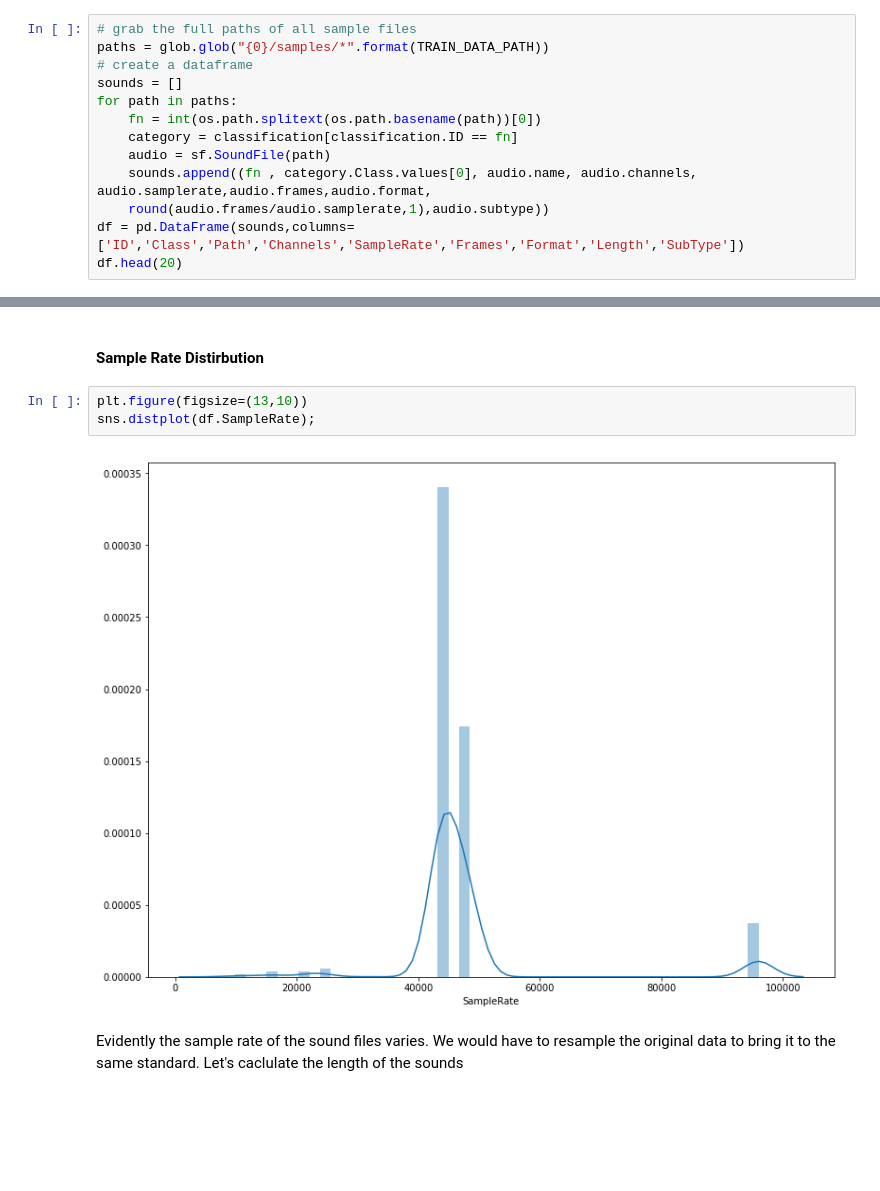
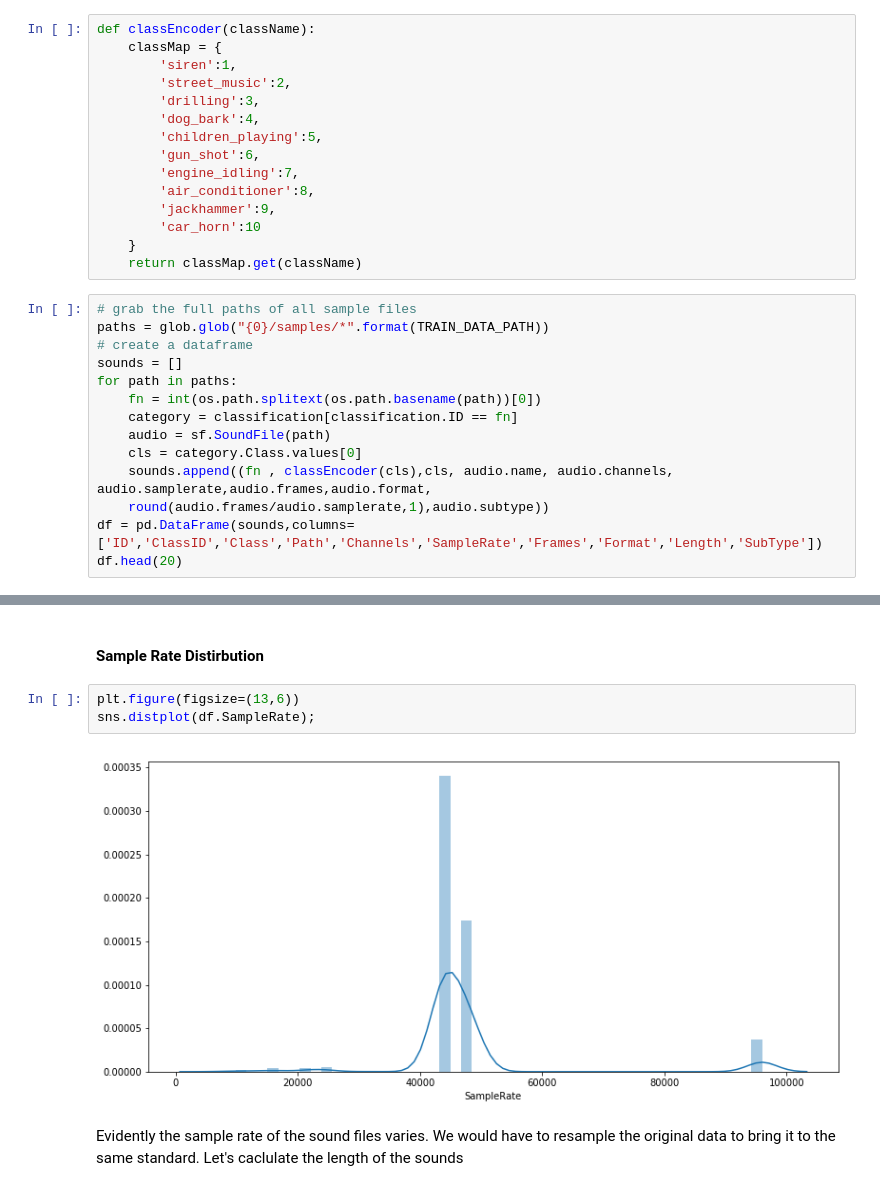
Before and after one commit to v2msLabs/ML1020-Course-Project, a Jupyter notebook: src/main.ipynb, the cells around one changed output, grey strips where cells are left out. Drawn from its saved outputs; the diff is of its cells as text; blank space fills up the shorter version.

```diff
--- a/src/main.ipynb
+++ b/src/main.ipynb
@@ -113,6 +113,21 @@ Let's leave the data intact. If during the training we realize that the scarsly
 ### Basic Data Stats
 
 Let's explore the sound smaples in depth. Knowning the sample duration ,sample, rate, number of channels, ec. will help us to understnad what the data normalization and prepration must be done prior to feeding the data to a model. We start with the extraction of sound characteristics of each sample...
+# %%
+def classEncoder(className):
+    classMap = {
+        'siren':1,
+        'street_music':2,
+        'drilling':3,
+        'dog_bark':4,
+        'children_playing':5,
+        'gun_shot':6,
+        'engine_idling':7,
+        'air_conditioner':8,
+        'jackhammer':9,
+        'car_horn':10
+    }
+    return classMap.get(className)
 # %%
 # grab the full paths of all sample files
 paths = glob.glob("{0}/samples/*".format(TRAIN_DATA_PATH))
@@ -122,8 +137,9 @@ for path in paths:
     fn = int(os.path.splitext(os.path.basename(path))[0])
     category = classification[classification.ID == fn]
     audio = sf.SoundFile(path)
-    sounds.append((fn , category.Class.values[0], audio.name, audio.channels, audio.samplerate,audio.frames,audio.format,
+    cls = category.Class.values[0]
+    sounds.append((fn , classEncoder(cls),cls, audio.name, audio.channels, audio.samplerate,audio.frames,audio.format,
     round(audio.frames/audio.samplerate,1),audio.subtype))
-df = pd.DataFrame(sounds,columns=['ID','Class','Path','Channels','SampleRate','Frames','Format','Length','SubType'])
+df = pd.DataFrame(sounds,columns=['ID','ClassID','Class','Path','Channels','SampleRate','Frames','Format','Length','SubType'])
 df.head(20)
 # %% [output]
@@ -147,10 +163,10 @@ df.head(20)
 # %% [markdown]
 #### Sample Rate Distirbution
 # %%
-plt.figure(figsize=(13,10))
+plt.figure(figsize=(13,6))
 sns.distplot(df.SampleRate);
 # %% [output]
-[figure, old version]
+[figure, new version]
 # %% [markdown]
 Evidently the sample rate of the sound files varies. We would have to resample the original data to bring it to the same standard. Let's caclulate the length of the sounds
 # %%
```
Also changed, not shown: parts of 4 cells of this notebook.
